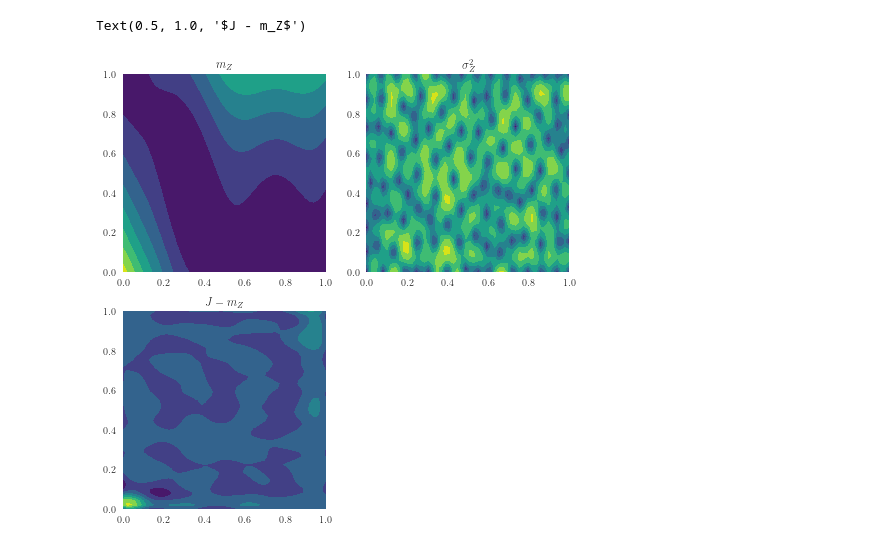
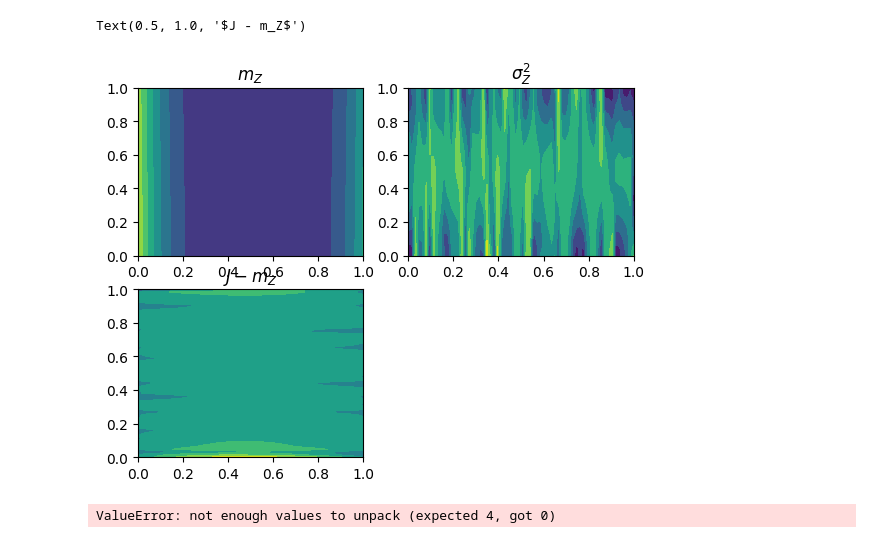
Before and after one commit to VTrappler/robustGP, a Jupyter notebook: demo.ipynb, the cells around one changed output. Drawn from its saved outputs; the diff is of its cells as text; code cells hidden in the pictures.

```diff
--- a/demo.ipynb
+++ b/demo.ipynb
@@ -57,4 +86,15 @@ x, y = np.linspace(0, 1, 50), np.linspace(0, 1, 50)
 xl, yl = np.linspace(0, 1, 500), np.linspace(0, 1, 500)
 (XYl, (xmgl, ymgl)) = tools.pairify((xl, yl))
 # %%
-branin = initialize_branin()
+branin = initialize_rosenbrock()
+m, s = branin.predict(XY, return_std=True)
+plt.subplot(2, 2, 1)
+plt.contourf(x, y, m.reshape(npts, npts).T)
+plt.title(r"$m_Z$")
+plt.subplot(2, 2, 2)
+plt.contourf(x, y, s.reshape(npts, npts).T)
+plt.title(r"$\sigma^2_Z$")
+plt.subplot(2, 2, 3)
+plt.contourf(x, y, (m.reshape(npts, npts) - branin.function(XY).reshape(npts, npts)))
+plt.title(r"$J - m_Z$")
+plt.tight_layout()
@@ -67,20 +139,33 @@ def variance(arg, X):
 
 maximum_variance.set_criterion(variance, maxi=True)
 branin.set_enrichment(maximum_variance)
-branin.run(Niter=100)
+
+def callback(arg, i):
+    # mdel, sdel = arg.predict_GPdelta(XY, alpha=2)
+    # m, s = arg.predict(XY, return_std=True)
+    s , sdel = 1.0, 10.
+    # cond_min_dict = conditional_minimisers_diag(arg)
+    JstarL2 = np.sum((np.array(cond_min_dict['J_star']) - np.array(cond_min_dict['J_star_true']))**2)
+    theta_star_L2 = np.sum((np.array((cond_min_dict['theta_star']) - np.array(cond_min_dict['theta_star_true']))**2))
+    return np.sum(s**2), np.sum(sdel**2), JstarL2, theta_star_L2
+
+
+logs = branin.run(Niter=100)
 # %%
 m, s = branin.predict(XY, return_std=True)
 plt.subplot(2, 2, 1)
-plt.contourf(x, y, m.reshape(50, 50).T)
+plt.contourf(x, y, m.reshape(npts, npts).T)
 plt.title(r"$m_Z$")
 plt.subplot(2, 2, 2)
-plt.contourf(x, y, s.reshape(50, 50).T)
+plt.contourf(x, y, s.reshape(npts, npts).T)
 plt.title(r"$\sigma^2_Z$")
 plt.subplot(2, 2, 3)
-plt.contourf(x, y, (m.reshape(50, 50) - branin.function(XY).reshape(50, 50)))
+plt.contourf(x, y, (m.reshape(npts, npts) - branin.function(XY).reshape(npts, npts)))
 plt.title(r"$J - m_Z$")
 # %% [output]
 Text(0.5, 1.0, '$J - m_Z$')
-[figure, old version]
+[figure, new version]
 # %%
-plt.show()
+_, _, Js_l2, ts_l2 = zip(*logs)
+# %% [output]
+ValueError: not enough values to unpack (expected 4, got 0)
```
Also changed, not shown: parts of 7 cells of this notebook, 2 other files.
